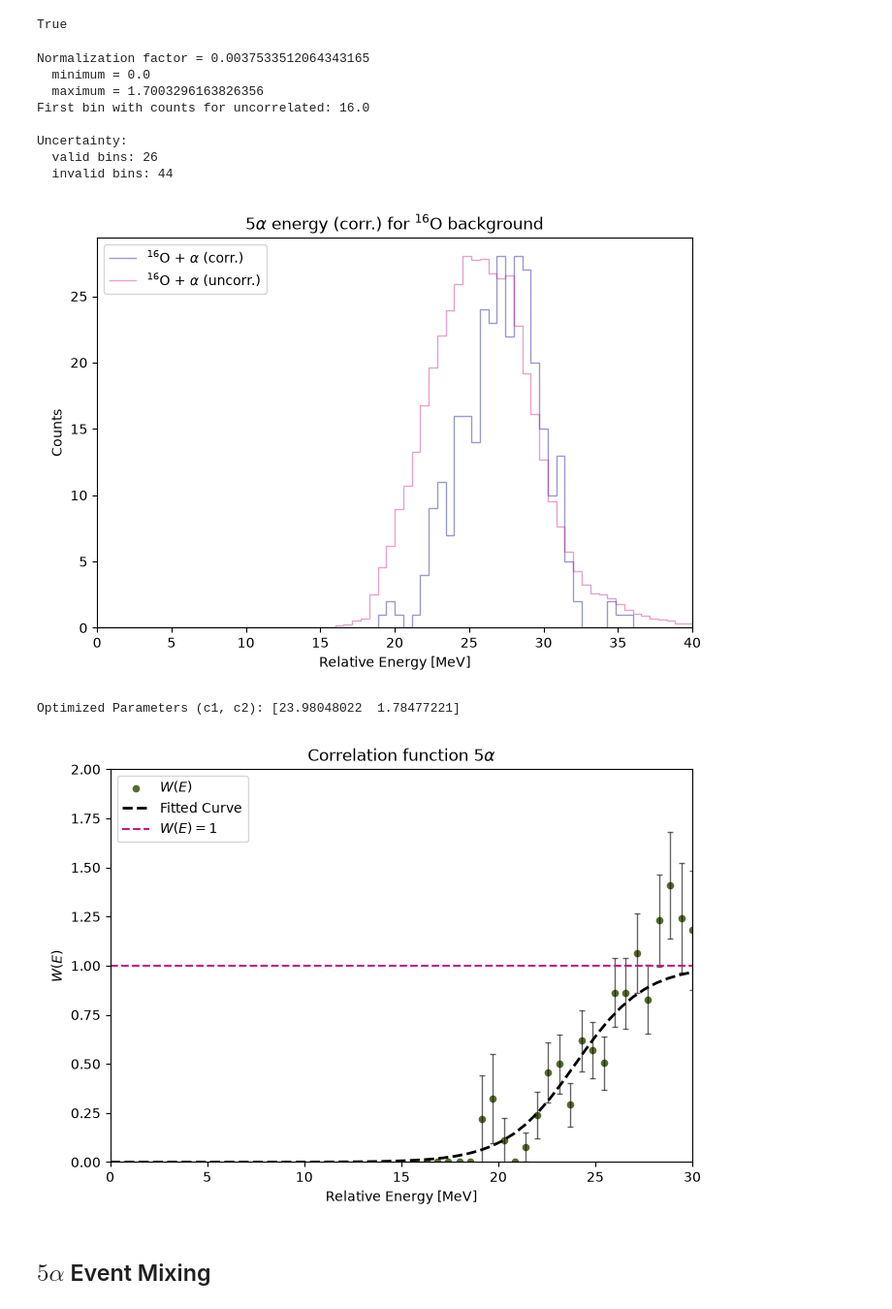
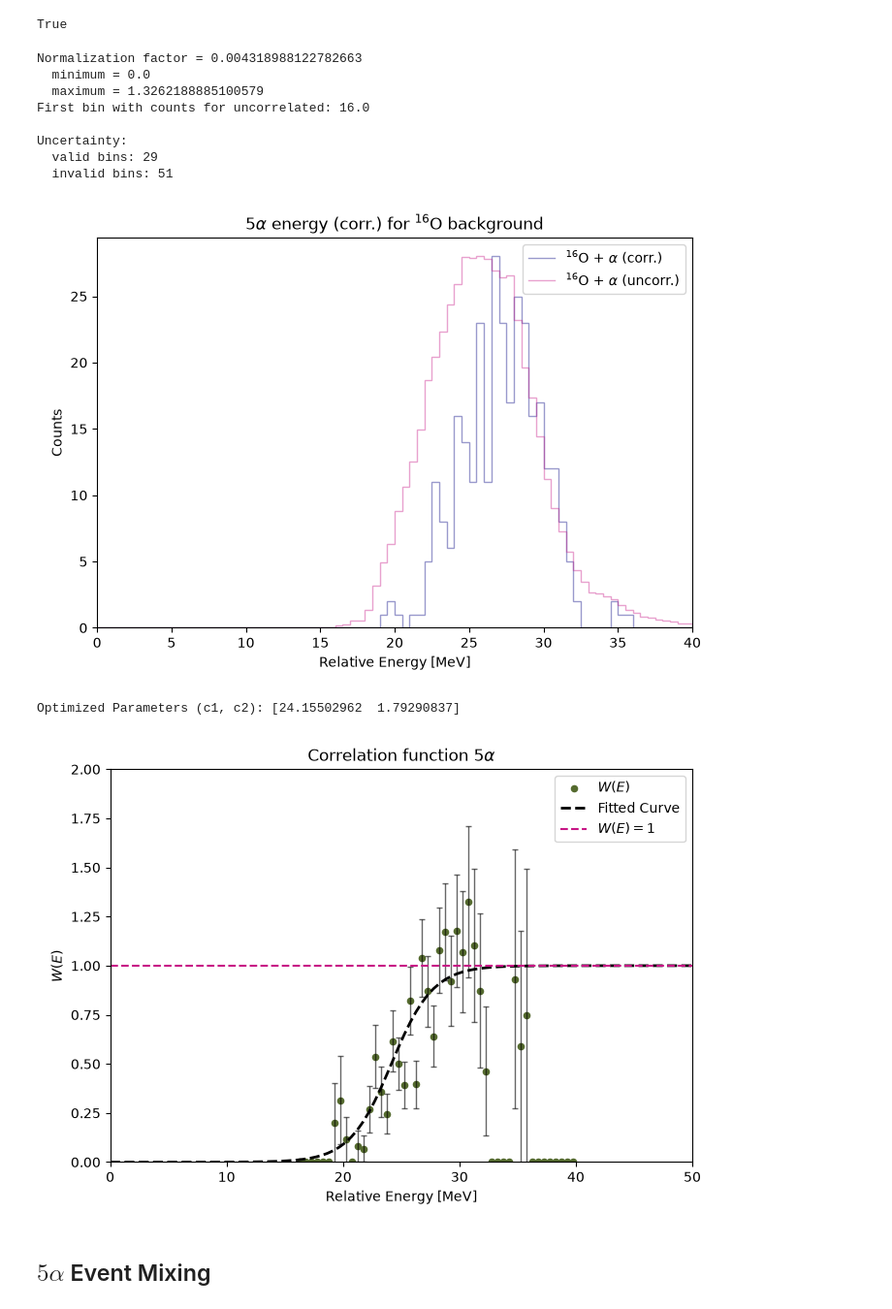
Before and after one commit to singhp99/spyral_notebooks, a Jupyter notebook: event_mixing_16O.ipynb, the cells around one changed output. Shown at 97% size. Drawn from its saved outputs; the diff is of its cells as text; code cells hidden in the pictures.

```diff
--- a/event_mixing_16O.ipynb
+++ b/event_mixing_16O.ipynb
@@ -161,8 +161,8 @@ def chi_sq_minimize(params,energy,ratio,error):
 # %% [markdown]
 ## $^{16}\text{O}$ Event Mixing
 # %%
-grammer.add_hist1d('inv_16o_correlated', 70, (0, 40))
-grammer.add_hist1d('inv_16o_uncorrelated', 70, (0, 40))
+grammer.add_hist1d('inv_16o_correlated', 80, (0, 40))
+grammer.add_hist1d('inv_16o_uncorrelated', 80, (0, 40))
 # %% [markdown]
 ### Uncorrelated
 # %%
@@ -477,7 +477,7 @@ plt.show()
 # plt.tight_layout()
 # plt.show()
 plot_mask = np.isfinite(W)
-x_data = [i for i in energy[plot_mask] if i < 27]
+x_data = [i for i in energy[plot_mask] if i < 26]
 y_data = W[plot_mask][:len(x_data)]
 y_err = W_error[error_mask][:len(x_data)]
 
@@ -488,7 +488,7 @@ print("Optimized Parameters (c1, c2):", popt)
 
 o16_parameters = popt
 
-x_smooth = np.linspace(0,30,50)
+x_smooth = np.linspace(0,50,100)
 
 fig, ax = plt.subplots(figsize=(7, 5))
 
@@ -506,41 +506,41 @@ ax.errorbar(
     W[error_mask],
     yerr=W_error[error_mask],
     fmt="none",
     ecolor="black",
     elinewidth=1,
     capsize=2,
     alpha=0.6
 )
 
 ax.axhline(
     y=1,
     linestyle="--",
     color="mediumvioletred",
     linewidth=1.5,
     label=r"$W(E)=1$"
 )
 
 ax.set_xlabel("Relative Energy [MeV]")
 ax.set_ylabel(r"$W(E)$")
 ax.set_title(r"Correlation function $5\alpha$")
-ax.set_xlim(0, 30)
+ax.set_xlim(0, 50)
 ax.set_ylim(0, 2)
 ax.legend()
 
 plt.tight_layout()
 plt.show()
 # %% [output]
-Normalization factor = 0.0037533512064343165
+Normalization factor = 0.004318988122782663
   minimum = 0.0
-  maximum = 1.7003296163826356
+  maximum = 1.3262188885100579
 First bin with counts for uncorrelated: 16.0
 
 Uncertainty:
-  valid bins: 26
-  invalid bins: 44
+  valid bins: 29
+  invalid bins: 51
-[figure, old version]
+[figure, new version]
-Optimized Parameters (c1, c2): [23.98048022  1.78477221]
+Optimized Parameters (c1, c2): [24.15502962  1.79290837]
-[figure, old version]
+[figure, new version]
 # %% [markdown]
 ## $5 \alpha$ Event Mixing
 # %% [markdown]
```
Also changed, not shown: parts of 9 cells of this notebook.
